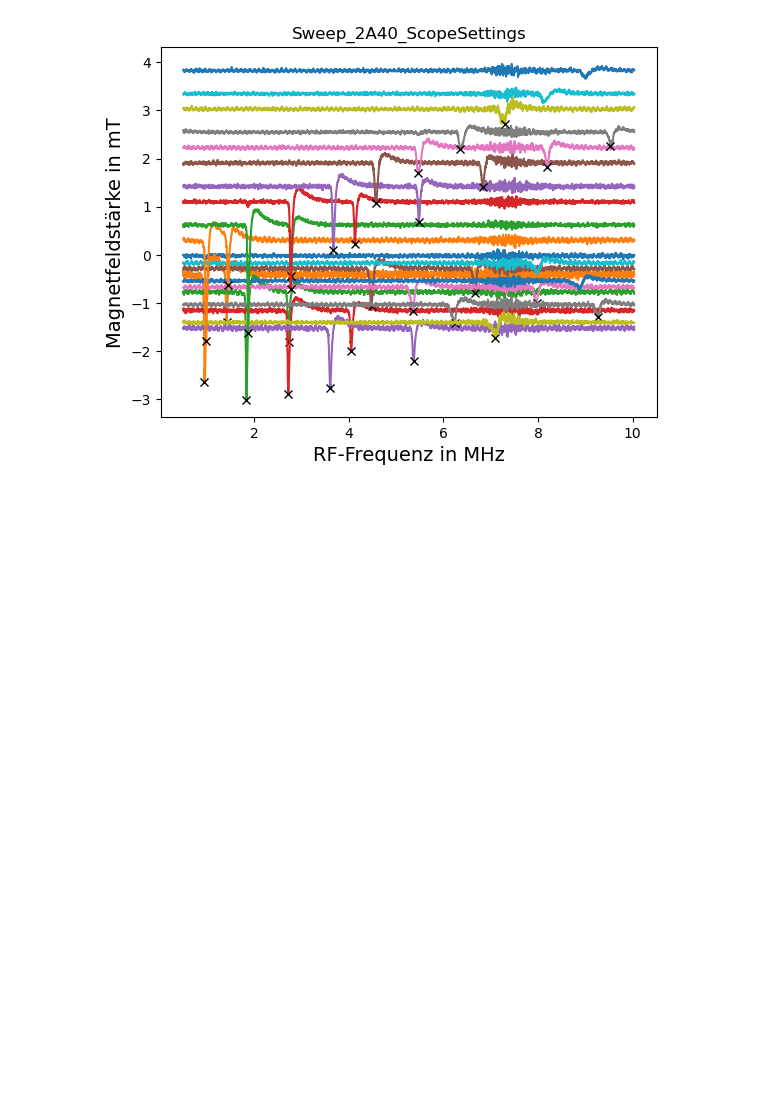
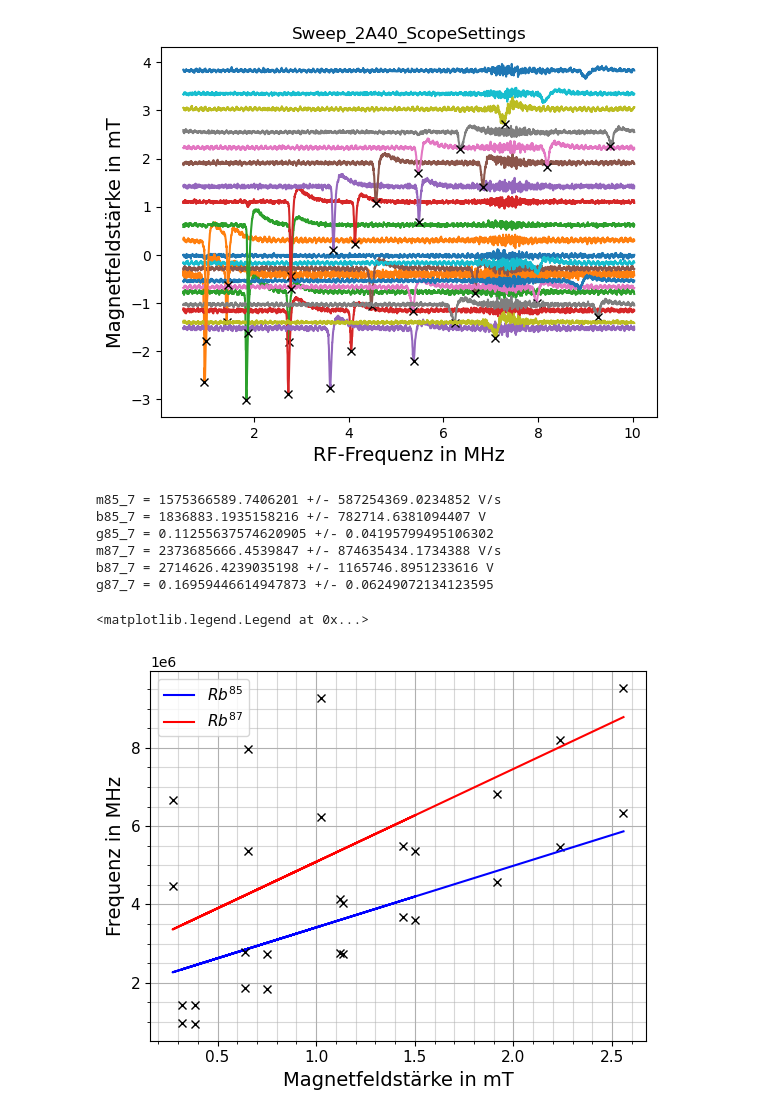
Before and after one commit to NicolasRohrbeck/fprak, a Jupyter notebook: scripts/optpumpen.ipynb, the cells around one changed output. Drawn from its saved outputs; the diff is of its cells as text; code cells hidden in the pictures; blank space fills up the shorter version.

Commit message:
opt irgendwas ist mit diesen Peaks doof

```diff
--- a/scripts/optpumpen.ipynb
+++ b/scripts/optpumpen.ipynb
@@ -470,6 +470,12 @@ def B(I):
     r = 0.09
     N = 80*2 # hatte sich vorher mit dem Faktor beim Widerstand rausgekürzt, jetzt haben wir aber den Faktor in den Widerstand reingezogen
     return mu_0*(4/5)**(3/2)*N/r*I
+
+#Listen zum Speichern der gefundenen Peaks
+peak85_B_7 = []
+peak85_f_7 = []
+peak87_B_7 = []
+peak87_f_7 = []
 
 
 #plotten aller Dateien mit 7_ am Anfang und ohne _ScopeSetting im Namen
@@ -483,12 +489,18 @@ for filename in os.listdir(r'../Messdaten/20260511_Optisches_Pumpen/'):
         else:            I = float(filename[8:9]+"."+filename[11:13])
         print(f"Stromstärke: {I} A")
 
-        B_temp = B(I)*1000
+        B_temp = B(I)
         peaks, properties = find_peaks(-1*diode, height=0.0025, distance=20, prominence=0.002)
 
+        if len(peaks) >= 2:
+            peak85_B_7.append(abs(B_temp))
+            peak87_B_7.append(abs(B_temp))
+            peak85_f_7.append(f(zeit[peaks][0]))
+            peak87_f_7.append(f(zeit[peaks][1]))
 
-        plt.plot(f(zeit)*10**(-6), diode*100+B_temp, "-")
-        plt.plot(f(zeit[peaks])*10**(-6), diode[peaks]*100+B_temp, "xk")
+
+        plt.plot(f(zeit)*10**(-6), diode*100+B_temp*1000, "-")
+        plt.plot(f(zeit[peaks])*10**(-6), diode[peaks]*100+B_temp*1000, "xk")
 
 plt.ylabel("Magnetfeldstärke in mT", fontsize=14)
 plt.xlabel("RF-Frequenz in MHz", fontsize=14)
@@ -515,3 +527,46 @@ Stromstärke: 2.4 A
 [figure]
 # %%
 # Bestimmung des g-Faktors aus den Peaks
+
+fit85_f_B = linregress(peak85_B_7, peak85_f_7)
+m85_7, m85_7_err = fit85_f_B.slope, fit85_f_B.stderr
+b85_7, b85_7_err = fit85_f_B.intercept, fit85_f_B.intercept_stderr
+g85_7, g85_7_err = h/mu_B*m85_7, h/mu_B * m85_7_err
+
+# jetzt nochmal fpr 87
+fit87_f_B = linregress(peak87_B_7, peak87_f_7)
+m87_7, m87_7_err = fit87_f_B.slope, fit87_f_B.stderr
+b87_7, b87_7_err = fit87_f_B.intercept, fit87_f_B.intercept_stderr
+g87_7, g87_7_err = h/mu_B*m87_7, h/mu_B* m87_7_err
+
+print(f"m85_7 = {fit85_f_B.slope} +/- {fit85_f_B.stderr} V/s")
+print(f"b85_7 = {fit85_f_B.intercept} +/- {fit85_f_B.intercept_stderr} V")
+print(f"g85_7 = {g85_7} +/- {g85_7_err}")
+print(f"m87_7 = {fit87_f_B.slope} +/- {fit87_f_B.stderr} V/s")
+print(f"b87_7 = {fit87_f_B.intercept} +/- {fit87_f_B.intercept_stderr} V")
+print(f"g87_7 = {g87_7} +/- {g87_7_err}")
+
+fig, ax = plt.subplots()
+
+ax.plot(np.array(peak85_B_7)*1000, peak85_f_7,  "xk")
+ax.plot(np.array(peak85_B_7)*1000, (fit85_f_B.intercept+fit85_f_B.slope*np.array(peak85_B_7)), "-b", label=r"$Rb^{85}$")
+ax.plot(np.array(peak87_B_7)*1000, peak87_f_7, "xk")
+ax.plot(np.array(peak87_B_7)*1000, (fit87_f_B.intercept+fit87_f_B.slope*np.array(peak87_B_7)), "-r", label=r"$Rb^{87}$")
+
+ax.set_ylabel("Frequenz in MHz", fontsize=14)
+ax.set_xlabel("Magnetfeldstärke in mT", fontsize=14)
+ax.tick_params(labelsize=11)
+
+ax.minorticks_on()
+ax.grid(which='major')
+ax.grid(which='minor', alpha=0.5)
+ax.legend(fontsize=11)
+# %% [output]
+m85_7 = 1575366589.7406201 +/- 587254369.0234852 V/s
+b85_7 = 1836883.1935158216 +/- 782714.6381094407 V
+g85_7 = 0.11255637574620905 +/- 0.04195799495106302
+m87_7 = 2373685666.4539847 +/- 874635434.1734388 V/s
+b87_7 = 2714626.4239035198 +/- 1165746.8951233616 V
+g87_7 = 0.16959446614947873 +/- 0.06249072134123595
+<matplotlib.legend.Legend at 0x...>
+[figure, added]
```
Also changed, not shown: 2 other files.
